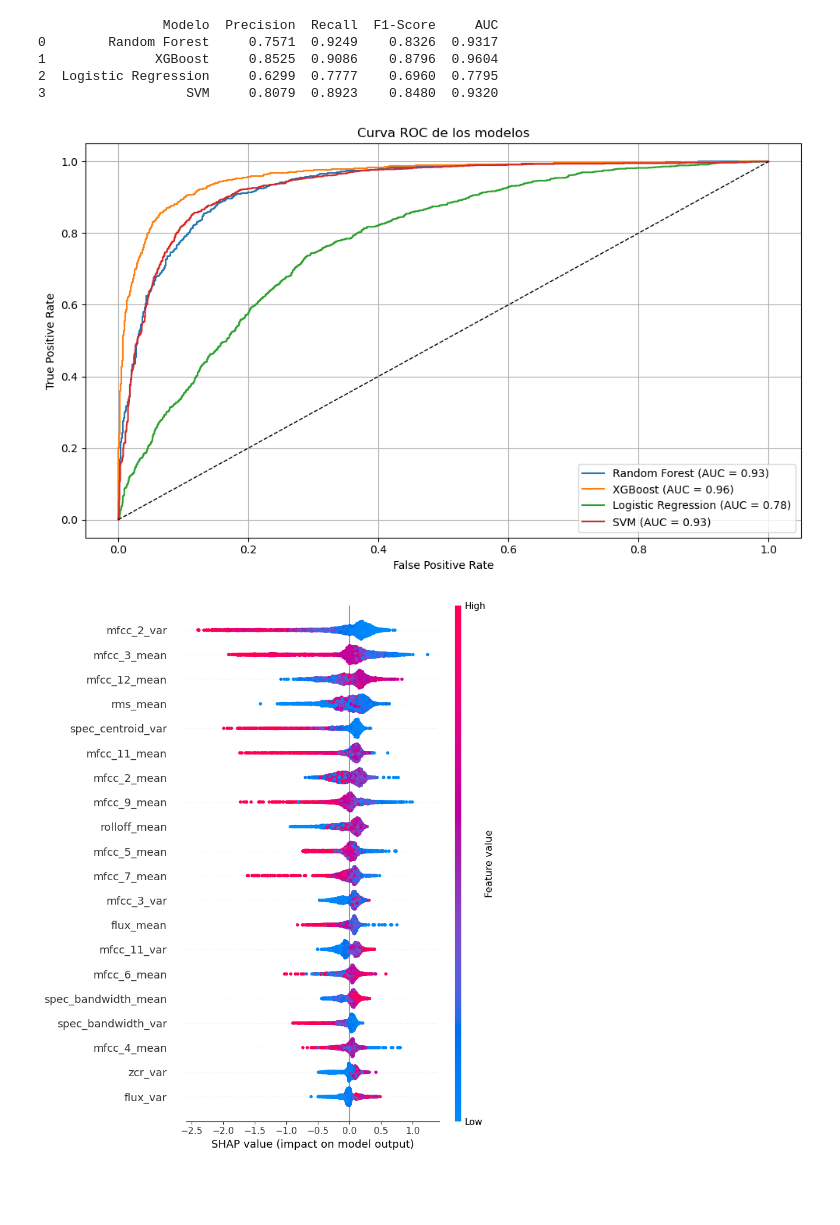
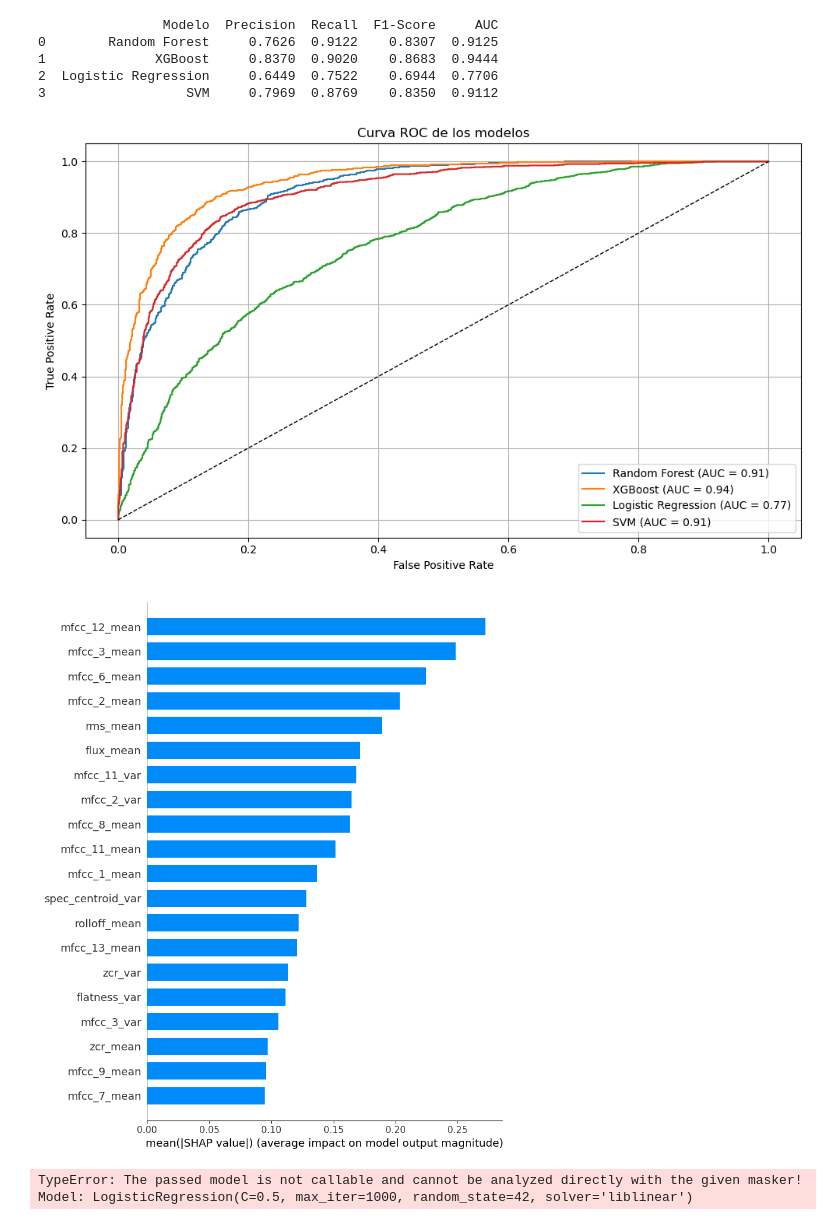
Before and after one commit to OverAlexander-MR/Clasification_Binary_Bird, a Jupyter notebook: train.ipynb, the cells around one changed output. Saved outputs shown, nothing was run; the diff lists cells and outputs as text; code cells hidden in the pictures; blank space fills up the shorter version.

```diff
--- a/train.ipynb
+++ b/train.ipynb
@@ -32,4 +16,18 @@ df_final
 # %%
+import pandas as pd
+import numpy as np
+from sklearn.model_selection import train_test_split
+from sklearn.preprocessing import StandardScaler
+from sklearn.ensemble import RandomForestClassifier
+from sklearn.linear_model import LogisticRegression
+from sklearn.svm import SVC
+from xgboost import XGBClassifier
+from sklearn.metrics import precision_score, recall_score, f1_score, roc_auc_score
+from imblearn.over_sampling import SMOTE
+import shap
+import seaborn as sns
+
+df_final = pd.read_csv('datos_futures_M1.csv')
 
 df_final['is_ave'] = df_final['is_ave'].astype(bool).astype(int)
 X = df_final.drop(columns=['is_ave'])
@@ -112,42 +110,45 @@ for nombre, modelo in models.items():
     if nombre in ['Logistic Regression', 'SVM']:
         y_proba = modelo.predict_proba(X_test_scaled)[:, 1]
     else:
         y_proba = modelo.predict_proba(X_test)[:, 1]
 
     fpr, tpr, _ = roc_curve(y_test, y_proba)
     roc_auc = auc(fpr, tpr)
     plt.plot(fpr, tpr, label=f"{nombre} (AUC = {roc_auc:.2f})")
 
 # Diagonal
 plt.plot([0, 1], [0, 1], 'k--', lw=1)
 
 plt.xlabel('False Positive Rate')
 plt.ylabel('True Positive Rate')
 plt.title('Curva ROC de los modelos')
 plt.legend(loc='lower right')
 plt.grid(True)
 plt.tight_layout()
 plt.show()
 
 # Para Random Forest
 importances_rf = models['Random Forest'].feature_importances_
 # Para XGBoost
 importances_xgb = models['XGBoost'].feature_importances_
 
 # Explicador de SHAP para XGBoost
-explainer = shap.TreeExplainer(models['Random Forest'])
-shap_values = explainer.shap_values(X_test)
+explainer = shap.Explainer(models['XGBoost'])
+shap_values = explainer(X_test)
 
 # Gráfico de resumen de importancia global
-# shap.summary_plot(shap_values, X_test, plot_type="bar")
-
-
-shap.summary_plot(shap_values, X_test)
+shap.summary_plot(shap_values, X_test, plot_type="bar")
 # %% [output]
                 Modelo  Precision  Recall  F1-Score     AUC
-0        Random Forest     0.7571  0.9249    0.8326  0.9317
-1              XGBoost     0.8525  0.9086    0.8796  0.9604
-2  Logistic Regression     0.6299  0.7777    0.6960  0.7795
-3                  SVM     0.8079  0.8923    0.8480  0.9320
+0        Random Forest     0.7626  0.9122    0.8307  0.9125
+1              XGBoost     0.8370  0.9020    0.8683  0.9444
+2  Logistic Regression     0.6449  0.7522    0.6944  0.7706
+3                  SVM     0.7969  0.8769    0.8350  0.9112
-[figure, old version]
+[figure, new version]
-[figure, old version]
+[figure, new version]
+# %%
+explainer_rf = shap.Explainer(models['Logistic Regression'])
+shap_values_rf = explainer_rf(X_test)
+shap.summary_plot(shap_values_rf, X_test)
+# %% [output]
+TypeError: The passed model is not callable and cannot be analyzed directly with the given masker! Model: LogisticRegression(C=0.5, max_iter=1000, random_state=42, solver='liblinear')
```
Also changed, not shown: parts of 4 cells of this notebook, 4 other files.
